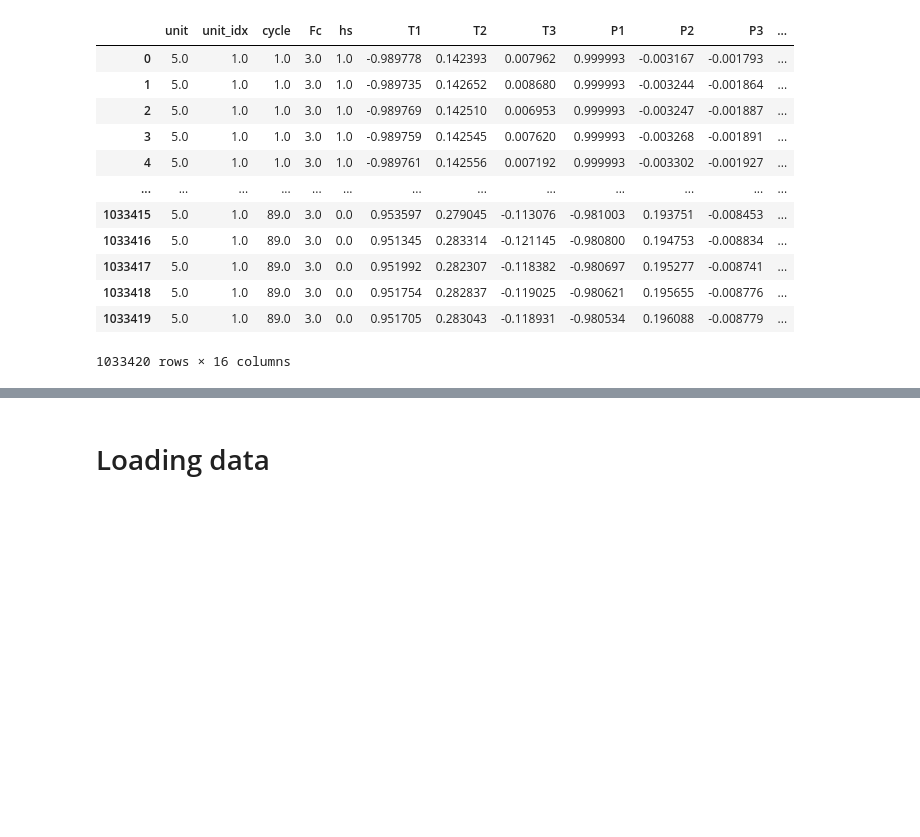
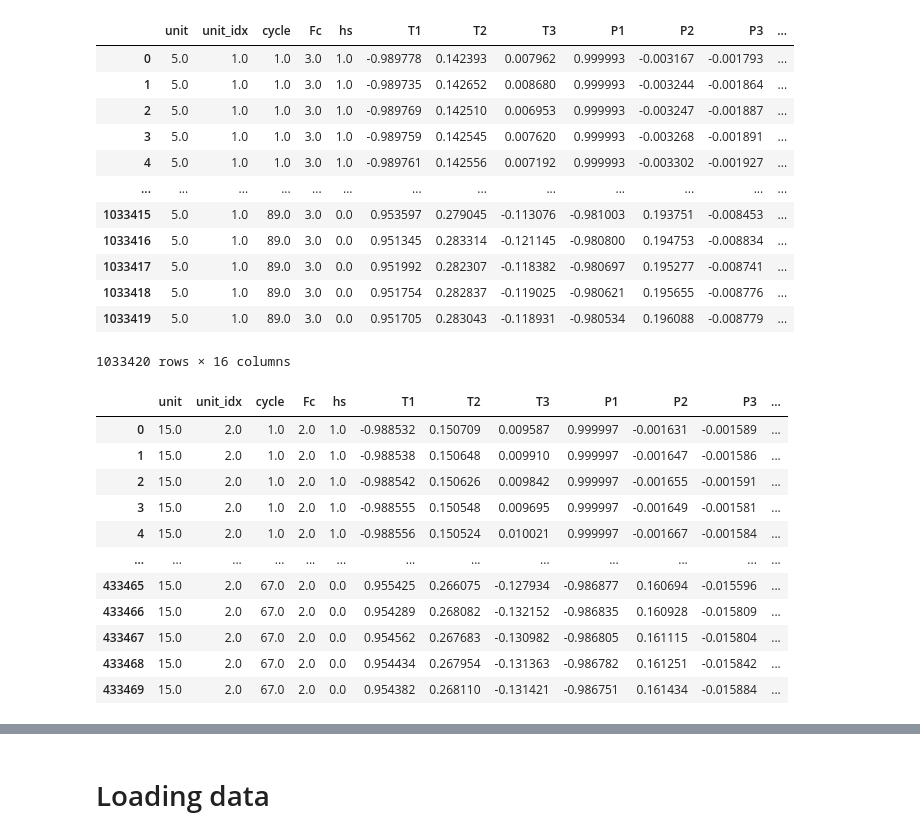
Before and after one commit to findoctorlin/Masterthesis, a Jupyter notebook: NASAdataset_read.ipynb, the cells around one changed output, grey strips where cells are left out. Saved outputs shown, nothing was run; the diff lists cells and outputs as text; code cells hidden in the pictures; blank space fills up the shorter version.

Commit message:
normalized test_loader data

```diff
--- a/NASAdataset_read.ipynb
+++ b/NASAdataset_read.ipynb
@@ -935,3 +935,89 @@ NASAdataset_df_train_u5_new
 | 1033418 | 5.0 | 1.0 | 89.0 | 3.0 | 0.0 | 0.951754 | 0.282837 | -0.119025 | -0.980621 | 0.195655 | -0.008776 | ... |
 | 1033419 | 5.0 | 1.0 | 89.0 | 3.0 | 0.0 | 0.951705 | 0.283043 | -0.118931 | -0.980534 | 0.196088 | -0.008779 | ... |
 1033420 rows × 16 columns
+# %%
+# Test data normalize
+
+T_scaler_test = Normalizer().fit(X_test_T_pca)
+X_test_T_PCA_scaled = T_scaler_test.transform(X_test_T_pca)
+
+P_scaler_test = Normalizer().fit(X_test_P_pca)
+X_test_P_PCA_scaled = P_scaler_test.transform(X_test_P_pca)
+
+X_test_Nf = NASAdataset_df_test_u15['Nf'].to_numpy()
+X_test_Nf = X_test_Nf.reshape(-1,1)
+Nf_scaler_test = StandardScaler().fit(X_test_Nf)
+X_test_Nf_scaled = Nf_scaler_test.transform(X_test_Nf)
+
+X_test_Nc = NASAdataset_df_test_u15['Nc'].to_numpy()
+X_test_Nc = X_test_Nc.reshape(-1,1)
+Nc_scaler_test = StandardScaler().fit(X_test_Nc)
+X_test_Nc_scaled = Nc_scaler_test.transform(X_test_Nc)
+
+X_test_Wf = NASAdataset_df_test_u15['Wf'].to_numpy()
+X_test_Wf = X_test_Wf.reshape(-1,1)
+Wf_scaler_test = StandardScaler().fit(X_test_Wf)
+X_test_Wf_scaled = Wf_scaler_test.transform(X_test_Wf)
+
+# convert to DataFrame
+X_test_T_PCA_scaled_df = pd.DataFrame(X_test_T_PCA_scaled, columns=['T1', 'T2', 'T3'])
+X_test_P_PCA_scaled_df = pd.DataFrame(X_test_P_PCA_scaled, columns=['P1','P2','P3','P4'])
+X_test_Nf_scaled_df = pd.DataFrame(X_test_Nf_scaled, columns=['Nf'])
+X_test_Nc_scaled_df = pd.DataFrame(X_test_Nc_scaled, columns=['Nc'])
+X_test_Wf_scaled_df = pd.DataFrame(X_test_Wf_scaled, columns=['Wf'])
+X_test_T_PCA_scaled_df = X_test_T_PCA_scaled_df.reset_index(drop=True)
+X_test_P_PCA_scaled_df = X_test_P_PCA_scaled_df.reset_index(drop=True)
+X_test_Nf_scaled_df = X_test_Nf_scaled_df.reset_index(drop=True)
+X_test_Nc_scaled_df = X_test_Nc_scaled_df.reset_index(drop=True)
+X_test_Wf_scaled_df = X_test_Wf_scaled_df.reset_index(drop=True)
+
+
+# add processed features
+NASAdataset_df_test_u15_new = NASAdataset_df_test_u15.copy()
+fields_to_drop_T = ['T24','T30','T48','T50']
+fields_to_drop_P = ['P15','P2','P21','P24','Ps30','P40','P50']
+fields_to_drop_other = ['Nf','Nc','Wf']
+NASAdataset_df_test_u15_new.drop(fields_to_drop_T, axis=1, inplace=True)
+NASAdataset_df_test_u15_new.drop(fields_to_drop_P, axis=1, inplace=True)
+NASAdataset_df_test_u15_new.drop(fields_to_drop_other, axis=1, inplace=True)
+
+NASAdataset_df_test_u15_new.reset_index(drop=True, inplace=True)
+NASAdataset_df_test_u15_new = pd.concat([NASAdataset_df_test_u15_new, X_test_T_PCA_scaled_df],axis=1)
+NASAdataset_df_test_u15_new = pd.concat([NASAdataset_df_test_u15_new, X_test_P_PCA_scaled_df],axis=1)
+NASAdataset_df_test_u15_new = pd.concat([NASAdataset_df_test_u15_new, X_test_Nf_scaled_df],axis=1)
+NASAdataset_df_test_u15_new = pd.concat([NASAdataset_df_test_u15_new, X_test_Nc_scaled_df],axis=1)
+NASAdataset_df_test_u15_new = pd.concat([NASAdataset_df_test_u15_new, X_test_Wf_scaled_df],axis=1)
+
+def move_column(df, col_name, pos):
+    """Move a column to a specific position in a dataframe."""
+    # Get the column index
+    col_index = df.columns.get_loc(col_name)
+    # Remove the column from the dataframe
+    col = df.pop(col_name)
+    # Insert the column at the desired position
+    df.insert(pos, col_name, col)
+    return df
+
+move_column(NASAdataset_df_test_u15_new, 'T1', 5)
+move_column(NASAdataset_df_test_u15_new, 'T2', 6)
+move_column(NASAdataset_df_test_u15_new, 'T3', 7)
+move_column(NASAdataset_df_test_u15_new, 'P1', 8)
+move_column(NASAdataset_df_test_u15_new, 'P2', 9)
+move_column(NASAdataset_df_test_u15_new, 'P3', 10)
+move_column(NASAdataset_df_test_u15_new, 'P4', 11)
+move_column(NASAdataset_df_test_u15_new, 'Nf', 12)
+move_column(NASAdataset_df_test_u15_new, 'Nc', 13)
+move_column(NASAdataset_df_test_u15_new, 'Wf', 14)
+# %% [output]
+|  | unit | unit_idx | cycle | Fc | hs | T1 | T2 | T3 | P1 | P2 | P3 | ... |
+| 0 | 15.0 | 2.0 | 1.0 | 2.0 | 1.0 | -0.988532 | 0.150709 | 0.009587 | 0.999997 | -0.001631 | -0.001589 | ... |
+| 1 | 15.0 | 2.0 | 1.0 | 2.0 | 1.0 | -0.988538 | 0.150648 | 0.009910 | 0.999997 | -0.001647 | -0.001586 | ... |
+| 2 | 15.0 | 2.0 | 1.0 | 2.0 | 1.0 | -0.988542 | 0.150626 | 0.009842 | 0.999997 | -0.001655 | -0.001591 | ... |
+| 3 | 15.0 | 2.0 | 1.0 | 2.0 | 1.0 | -0.988555 | 0.150548 | 0.009695 | 0.999997 | -0.001649 | -0.001581 | ... |
+| 4 | 15.0 | 2.0 | 1.0 | 2.0 | 1.0 | -0.988556 | 0.150524 | 0.010021 | 0.999997 | -0.001667 | -0.001584 | ... |
+| ... | ... | ... | ... | ... | ... | ... | ... | ... | ... | ... | ... | ... |
+| 433465 | 15.0 | 2.0 | 67.0 | 2.0 | 0.0 | 0.955425 | 0.266075 | -0.127934 | -0.986877 | 0.160694 | -0.015596 | ... |
+| 433466 | 15.0 | 2.0 | 67.0 | 2.0 | 0.0 | 0.954289 | 0.268082 | -0.132152 | -0.986835 | 0.160928 | -0.015809 | ... |
+| 433467 | 15.0 | 2.0 | 67.0 | 2.0 | 0.0 | 0.954562 | 0.267683 | -0.130982 | -0.986805 | 0.161115 | -0.015804 | ... |
+| 433468 | 15.0 | 2.0 | 67.0 | 2.0 | 0.0 | 0.954434 | 0.267954 | -0.131363 | -0.986782 | 0.161251 | -0.015842 | ... |
+| 433469 | 15.0 | 2.0 | 67.0 | 2.0 | 0.0 | 0.954382 | 0.268110 | -0.131421 | -0.986751 | 0.161434 | -0.015884 | ... |
```
Also changed, not shown: parts of 11 cells of this notebook.
